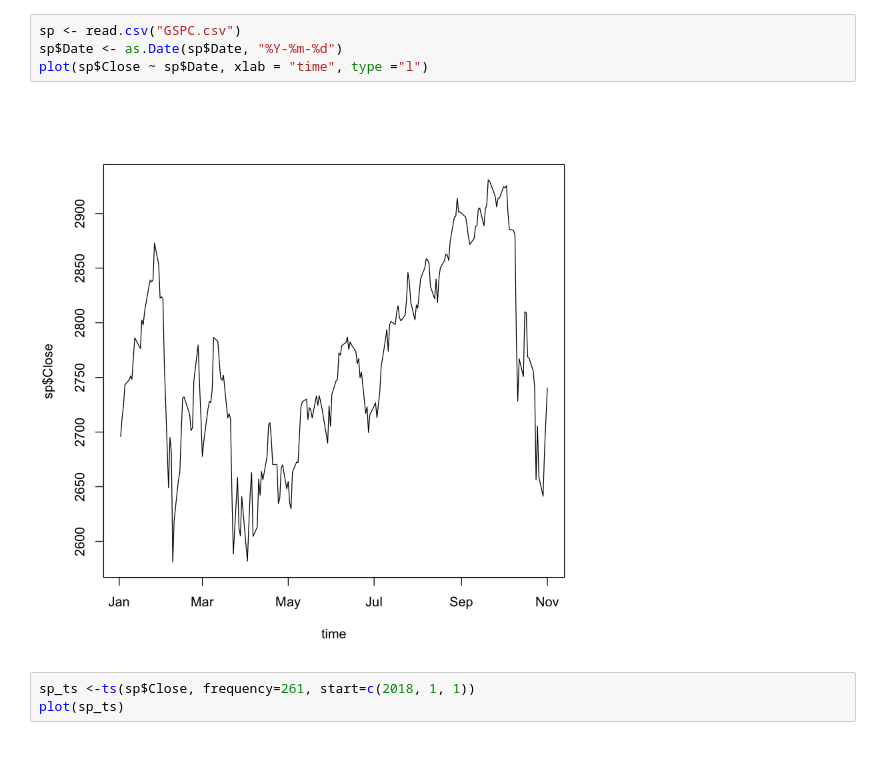
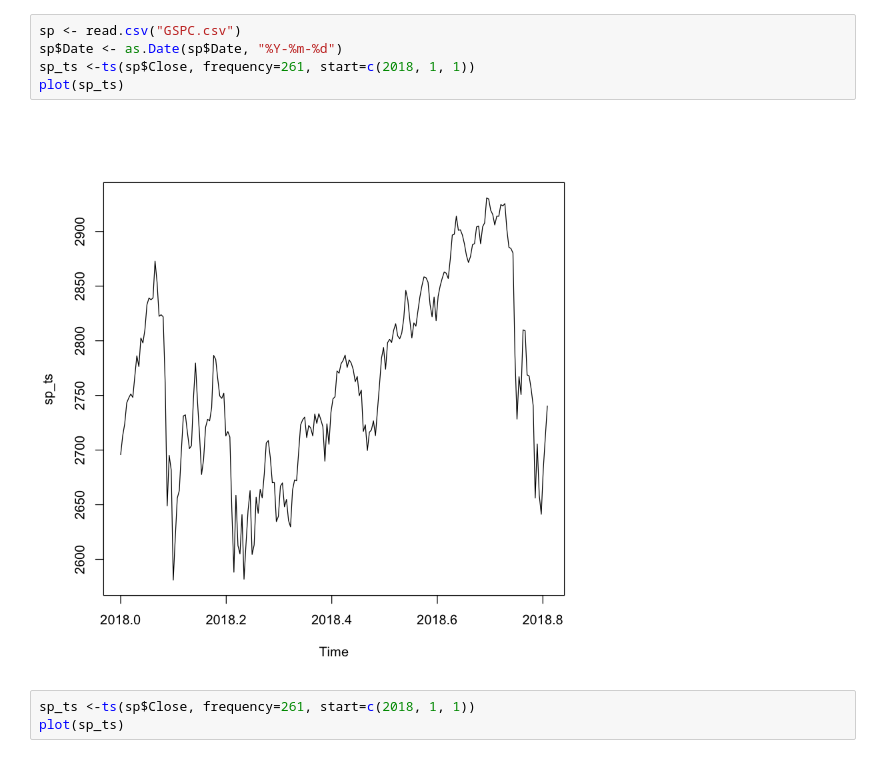
Before and after one commit to TImeSeriesSP/Time_Series, a Jupyter notebook: Model_Selection.ipynb, the cells around one changed output. Cells and saved outputs as stored; diff of their text form.

```diff
--- a/Model_Selection.ipynb
+++ b/Model_Selection.ipynb
@@ -8,9 +26,10 @@ library(uroot)
 # %%
 sp <- read.csv("GSPC.csv")
 sp$Date <- as.Date(sp$Date, "%Y-%m-%d")
-plot(sp$Close ~ sp$Date, xlab = "time", type ="l")
+sp_ts <-ts(sp$Close, frequency=261, start=c(2018, 1, 1))
+plot(sp_ts)
 # %% [output]
-[figure, old version]
+[figure, new version]
 # %%
 sp_ts <-ts(sp$Close, frequency=261, start=c(2018, 1, 1))
 plot(sp_ts)
```
Also changed, not shown: parts of 17 cells of this notebook, 1 other file.
